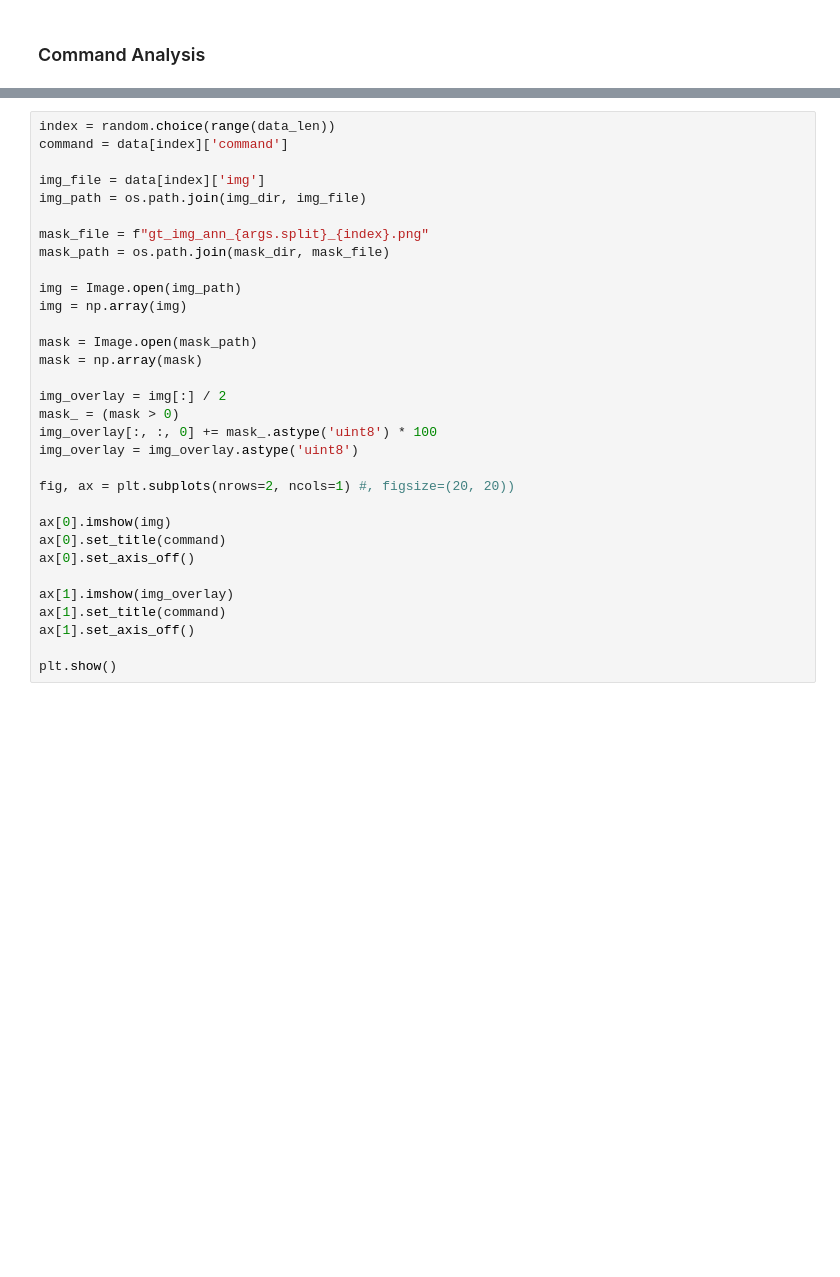
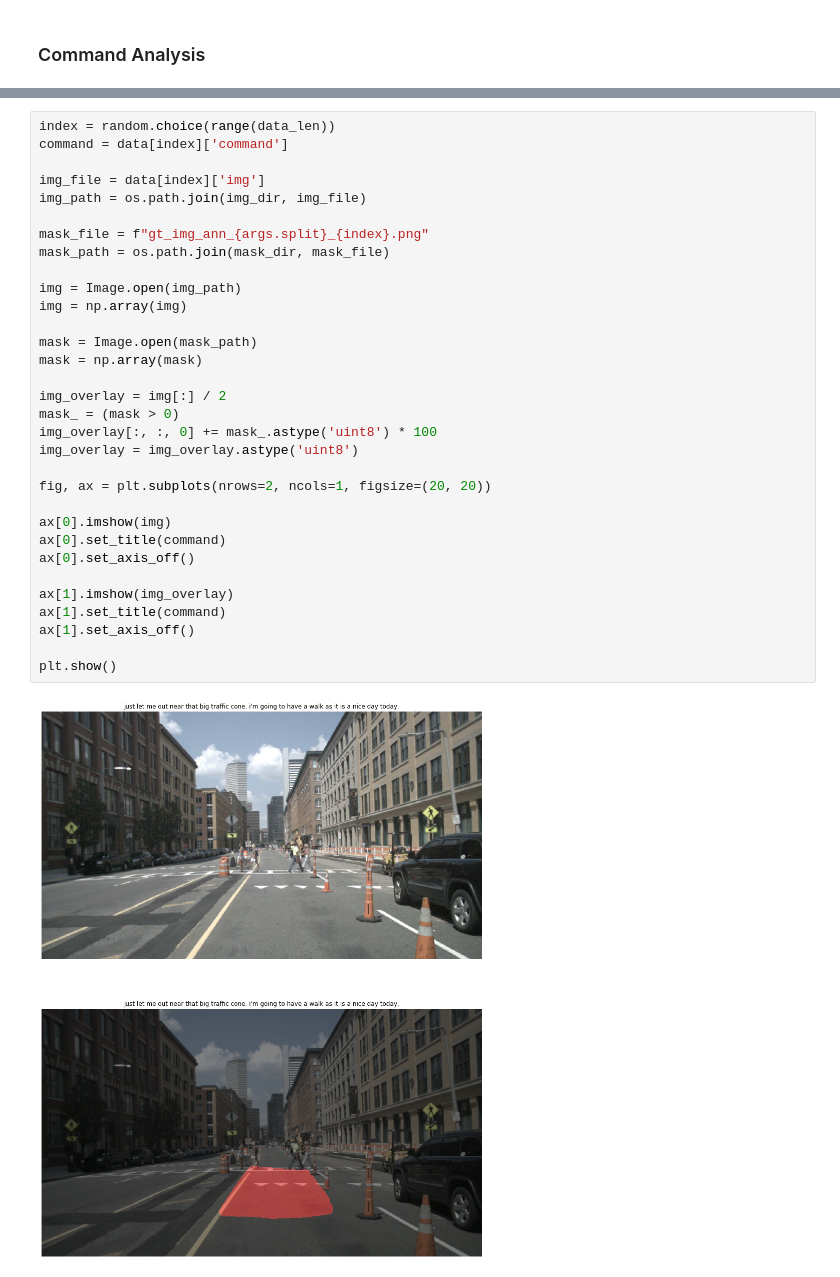
Before and after one commit to kanji95/Talk2car-Refseg, a Jupyter notebook: visualization.ipynb, the cells around one changed output, grey strips where cells are left out. Drawn from its saved outputs; the diff is of its cells as text; blank space fills up the shorter version.

```diff
--- a/visualization.ipynb
+++ b/visualization.ipynb
@@ -287,32 +301,34 @@ print(f'Total Examples in {args.split} set: {data_len}')
 index = random.choice(range(data_len))
 command = data[index]['command']
 
 img_file = data[index]['img']
 img_path = os.path.join(img_dir, img_file)
 
 mask_file = f"gt_img_ann_{args.split}_{index}.png"
 mask_path = os.path.join(mask_dir, mask_file)
 
 img = Image.open(img_path)
 img = np.array(img)
 
 mask = Image.open(mask_path)
 mask = np.array(mask)
 
 img_overlay = img[:] / 2
 mask_ = (mask > 0)
 img_overlay[:, :, 0] += mask_.astype('uint8') * 100
 img_overlay = img_overlay.astype('uint8')
 
-fig, ax = plt.subplots(nrows=2, ncols=1) #, figsize=(20, 20))
+fig, ax = plt.subplots(nrows=2, ncols=1, figsize=(20, 20))
 
 ax[0].imshow(img)
 ax[0].set_title(command)
 ax[0].set_axis_off()
 
 ax[1].imshow(img_overlay)
 ax[1].set_title(command)
 ax[1].set_axis_off()
 
 plt.show()
+# %% [output]
+[figure, added]
 # %%
```
Also changed, not shown: parts of 18 cells of this notebook, 1 other file.
